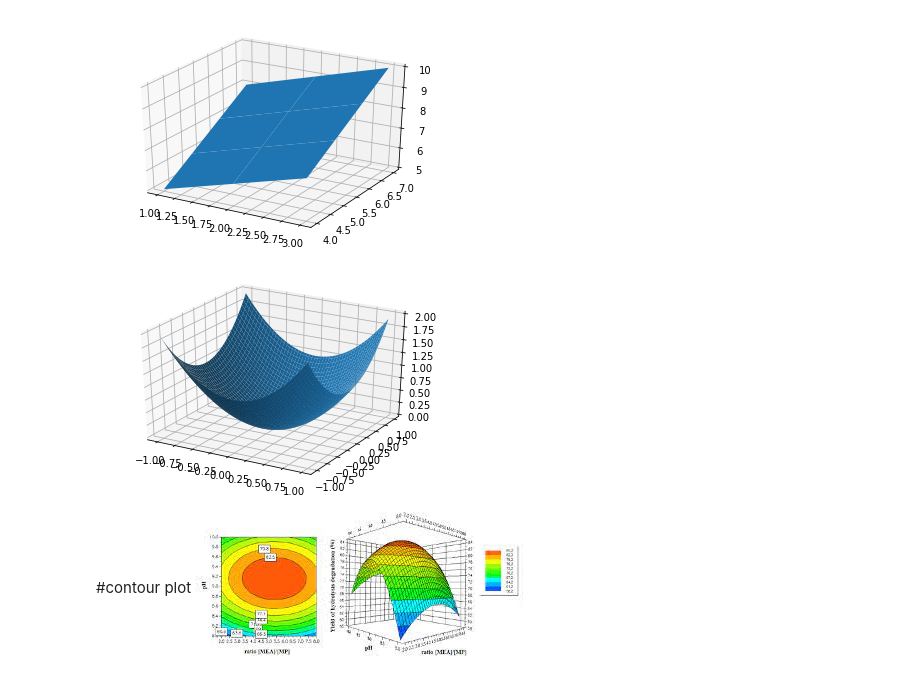
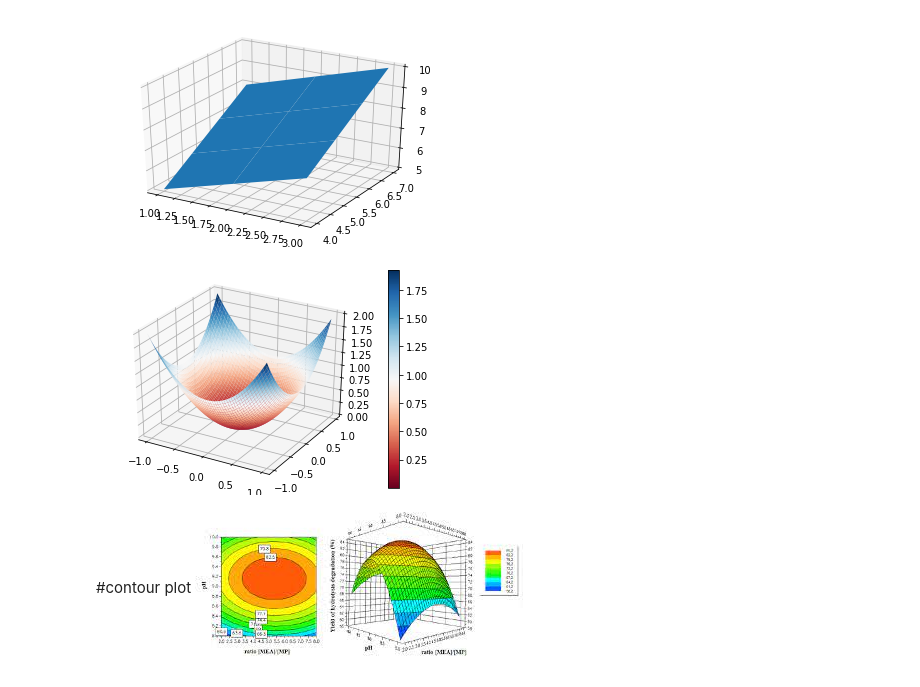
Before and after one commit to kkousar/class-work, a Jupyter notebook: plots.ipynb, the cells around one changed output. Drawn from its saved outputs; the diff is of its cells as text; code cells hidden in the pictures.

```diff
--- a/plots.ipynb
+++ b/plots.ipynb
@@ -166,23 +170,24 @@ plt.show()
 # %%
 import numpy as np
 import pandas as pd
 import matplotlib.pyplot as plt
 from mpl_toolkits.mplot3d import Axes3D
+import matplotlib.cm as cm
 
 
 
 # surface plot for a**2 + b**2
 a = np.arange(-1, 1, 0.02)
 b = a
 a, b = np.meshgrid(a, b)
 
 fig = plt.figure()
 axes = fig.gca(projection ='3d')
-axes.plot_surface(a, b, a**2 + b**2)
-
+p=axes.plot_surface(a, b, a**2 + b**2,cmap=cm.RdBu)
+fig.colorbar(p)
 plt.show()
 # %% [output]
-[figure, old version]
+[figure, new version]
 # %% [markdown]
 #contour plot
 ![download.jpeg](embedded-picture-1)
```
Also changed, not shown: parts of 3 cells of this notebook.
